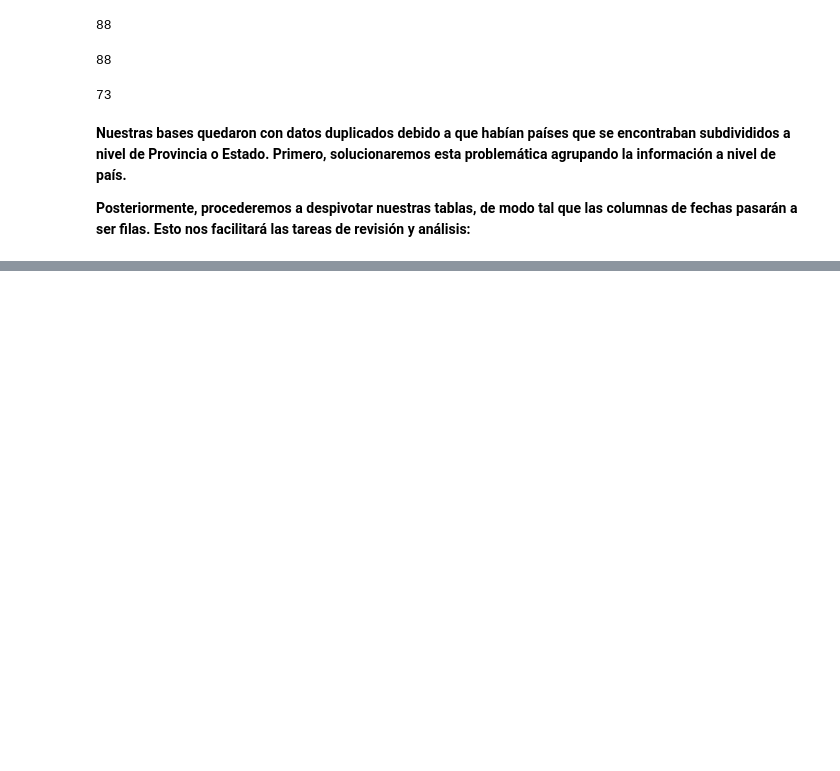
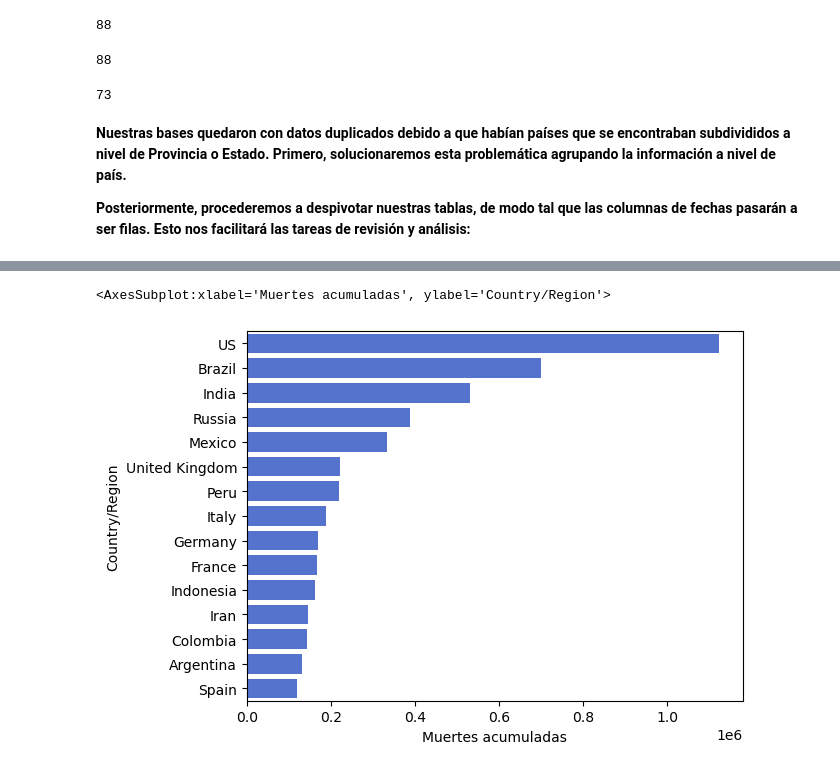
Before and after one commit to cpizarrov/proyecto_final, a Jupyter notebook: 02_Despivoteo_y_Unificacion.ipynb, the cells around one changed output, grey strips where cells are left out. Saved outputs shown, nothing was run; the diff lists cells and outputs as text; code cells hidden in the pictures; blank space fills up the shorter version.

```diff
--- a/02_Despivoteo_y_Unificacion.ipynb
+++ b/02_Despivoteo_y_Unificacion.ipynb
@@ -58,0 +248,5 @@ rg_despivotada['Fecha'] = pd.to_datetime(rg_despivotada['Fecha'])
+# %%
+sns.barplot(data=dg_ud.head(15), x='Muertes acumuladas', y='Country/Region',color='royalblue')
+# %% [output]
+<AxesSubplot:xlabel='Muertes acumuladas', ylabel='Country/Region'>
+[figure, added]
```
Also changed, not shown: parts of 29 cells of this notebook.
